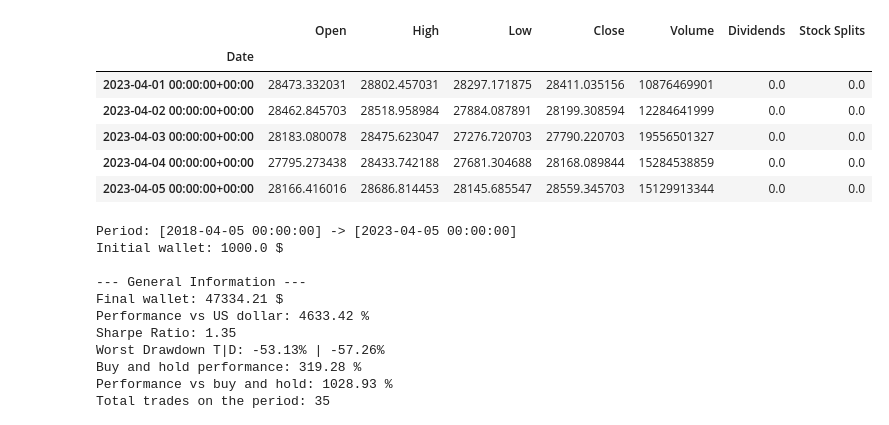
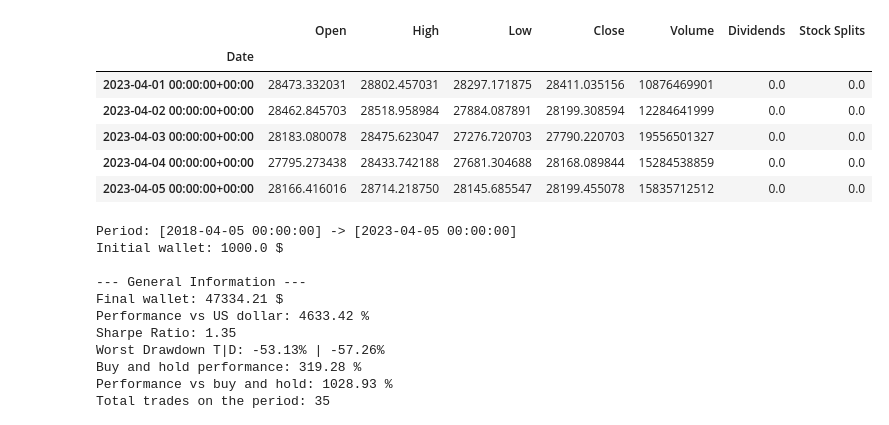
Before and after one commit to AxelCrypto/Bitget_Strategy_Weekly, a Jupyter notebook: backtesting/backtesting_v2.ipynb, the cells around one changed output. Drawn from its saved outputs; the diff is of its cells as text; code cells hidden in the pictures.

```diff
--- a/backtesting/backtesting_v2.ipynb
+++ b/backtesting/backtesting_v2.ipynb
@@ -228,17 +228,17 @@ class John_Ehlers():
 # %%
 import yfinance as yf
 
-btc = yf.Ticker('SHIB-USD').history(period="5y", interval='1d')
+btc = yf.Ticker('BTC-USD').history(period="5y", interval='1d')
 df = btc.copy()
 df.tail()
 # %% [output]
 |  | Open | High | Low | Close | Volume | Dividends | Stock Splits |
 | Date |  |  |  |  |  |  |  |
 | 2023-04-01 00:00:00+00:00 | 28473.332031 | 28802.457031 | 28297.171875 | 28411.035156 | 10876469901 | 0.0 | 0.0 |
 | 2023-04-02 00:00:00+00:00 | 28462.845703 | 28518.958984 | 27884.087891 | 28199.308594 | 12284641999 | 0.0 | 0.0 |
 | 2023-04-03 00:00:00+00:00 | 28183.080078 | 28475.623047 | 27276.720703 | 27790.220703 | 19556501327 | 0.0 | 0.0 |
 | 2023-04-04 00:00:00+00:00 | 27795.273438 | 28433.742188 | 27681.304688 | 28168.089844 | 15284538859 | 0.0 | 0.0 |
-| 2023-04-05 00:00:00+00:00 | 28166.416016 | 28686.814453 | 28145.685547 | 28559.345703 | 15129913344 | 0.0 | 0.0 |
+| 2023-04-05 00:00:00+00:00 | 28166.416016 | 28714.218750 | 28145.685547 | 28199.455078 | 15835712512 | 0.0 | 0.0 |
 # %%
 df.reset_index(drop = False, inplace = True)
 df.columns = df.columns.str.lower()
```
Also changed, not shown: parts of 2 cells of this notebook, 1 other file.
